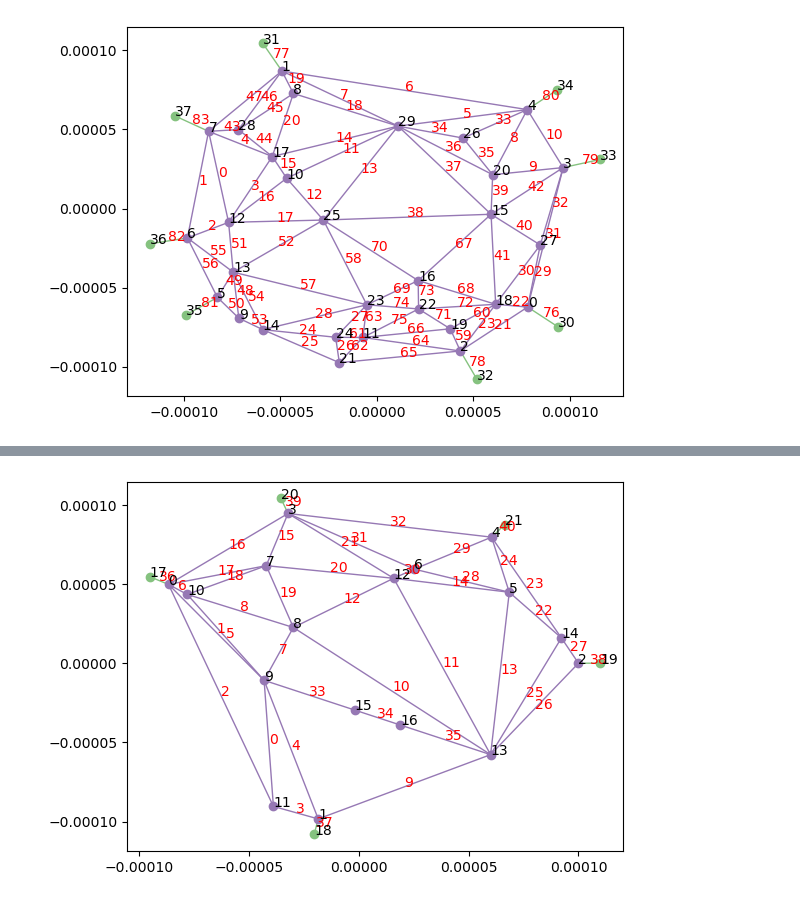
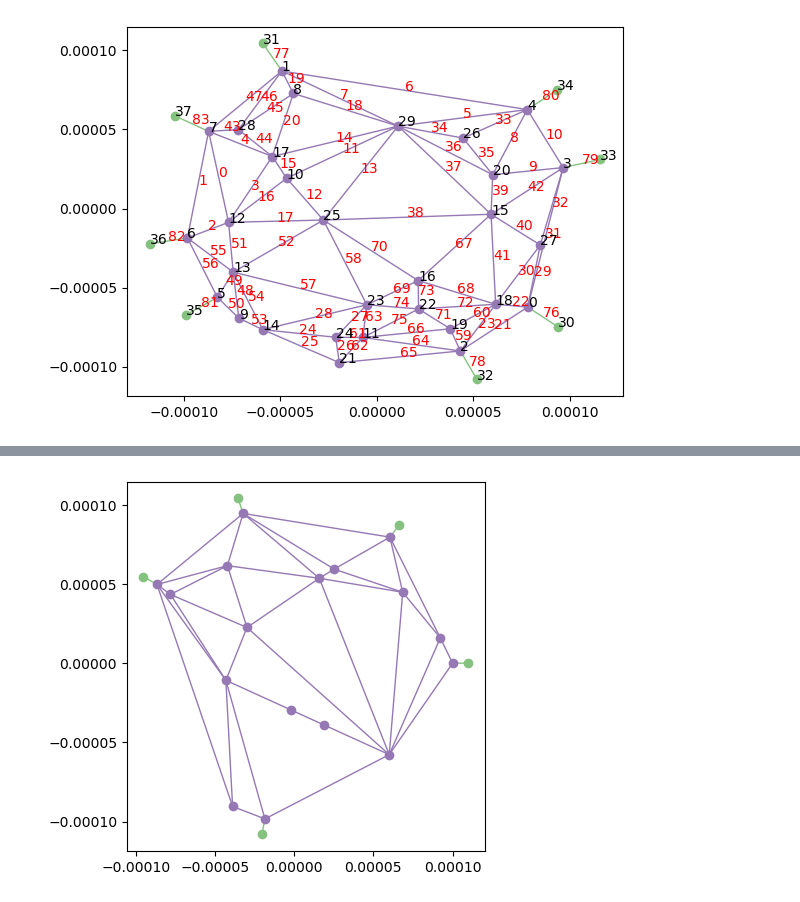
Before and after one commit to Optical-Theory-Group/networklibrary, a Jupyter notebook: work/ws_paper/network/network_figure.ipynb, the cells around one changed output, grey strips where cells are left out. Cells and saved outputs as stored; diff of their text form; code cells hidden in the pictures.

```diff
--- a/work/ws_paper/network/network_figure.ipynb
+++ b/work/ws_paper/network/network_figure.ipynb
@@ -61,24 +77,24 @@ SyntaxError: incomplete input (1707598841.py, line 7)
 # %%
 # Generate the random network
 np.random.seed(1)
 spec = NetworkSpec(
     network_type="delaunay",
     network_shape="circular",
     num_seed_nodes=0,
     external_offset=0.0,
     num_internal_nodes=15,
     num_external_nodes=5,
     network_size=100e-6,
     external_size=110e-6,
     node_S_mat_type="COE",
     node_S_mat_params={},
 )
 network = network_factory.generate_network(spec)
 link_index = 9
 network.add_segment_to_link(9, [0.4, 0.6])
-network.draw(show_indices=True)
+network.draw(show_indices=False, equal_aspect=True)
 # %% [output]
-[figure, old version]
+[figure, new version]
 # %%
 # highlight_nodes = [15, 16]
 # highlight_links = [34]
```
Also changed, not shown: parts of 5 cells of this notebook, 10 other files.
